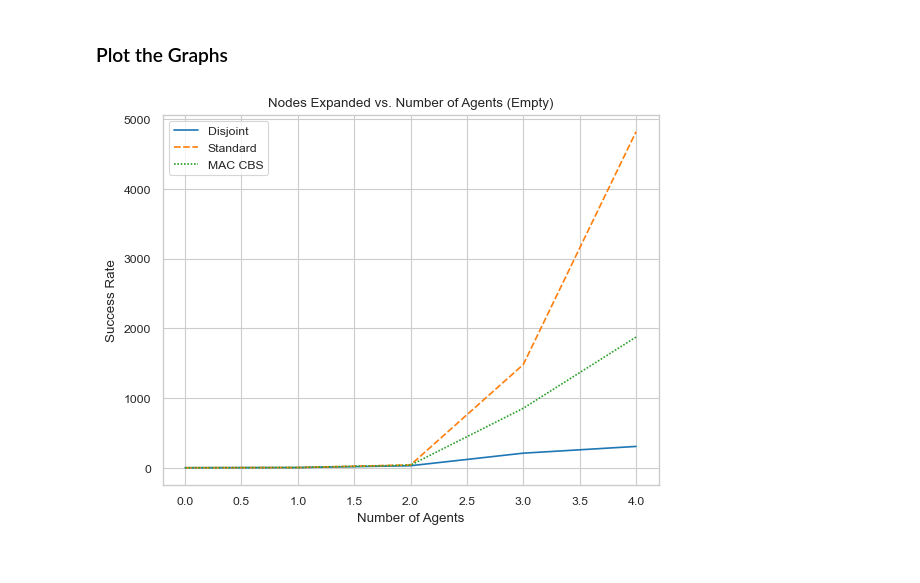
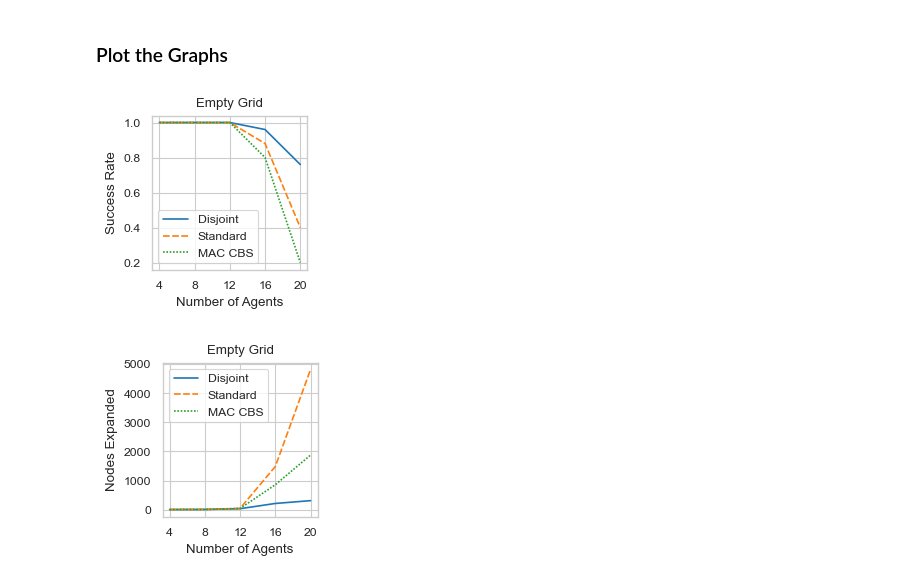
Before and after one commit to TuvyaMacklin/MAC-CBS, a Jupyter notebook: code/graph_results.ipynb, the cells around one changed output. Saved outputs shown, nothing was run; the diff lists cells and outputs as text; code cells hidden in the pictures.

Commit message:
made graphs for absract

```diff
--- a/code/graph_results.ipynb
+++ b/code/graph_results.ipynb
@@ -38,7 +67,7 @@ success_rates_empty_ratio = {k: convert_to_percentages(v, 25) for k, v in succes
 ## Plot the Data
 Plot the data as a line graph.
 # %%
-def plot_as_line_chart(data, title, filename, x_tics = None):
+def plot_as_line_chart(data, title, filename, x_tics = None, y_axis_label = 'Success Rate'):
     '''
     Plots the given data as a line chart
 
@@ -51,13 +80,18 @@ def plot_as_line_chart(data, title, filename, x_tics = None):
 
     Will save the plot as a file
     '''
+    fig, ax = plt.subplots(figsize=(3, 3))
+
     df = pd.DataFrame(data, index=x_tics)
     sns.set_style("whitegrid")
     sns.set_context("paper")
-    ax = sns.lineplot(data=df)
+    ax = sns.lineplot(data=df, ax = ax)
     ax.set_title(title)
-    ax.set_ylabel('Success Rate')
+    ax.set_ylabel(y_axis_label)
     ax.set_xlabel('Number of Agents')
+
+    # Set the x-axis labels
+    ax.set_xticks(x_tics)
 
     # Assert that the output directory exists
     import os
@@ -95,8 +129,12 @@ def plot_nodes_expanded(data, title, filename, x_tics = None):
     ax.figure.savefig(filename)
 # %% [markdown]
 ### Plot the Graphs
+# %%
+plot_as_line_chart(success_rates_empty_ratio, 'Empty Grid', 'plots/success_rate_empty.png', x_tics=num_agents)
+# %% [output]
+[figure, added]
 # %%
 # Plot nodes expanded
-plot_as_line_chart(nodes_expanded_empty, 'Nodes Expanded vs. Number of Agents (Empty)', 'plots/nodes_expanded_empty.png')
+plot_as_line_chart(nodes_expanded_empty, 'Empty Grid', 'plots/nodes_expanded_empty.png', y_axis_label = 'Nodes Expanded', x_tics=num_agents)
 # %% [output]
-[figure, old version]
+[figure, new version]
```
Also changed, not shown: parts of 8 cells of this notebook, 4 other files.
